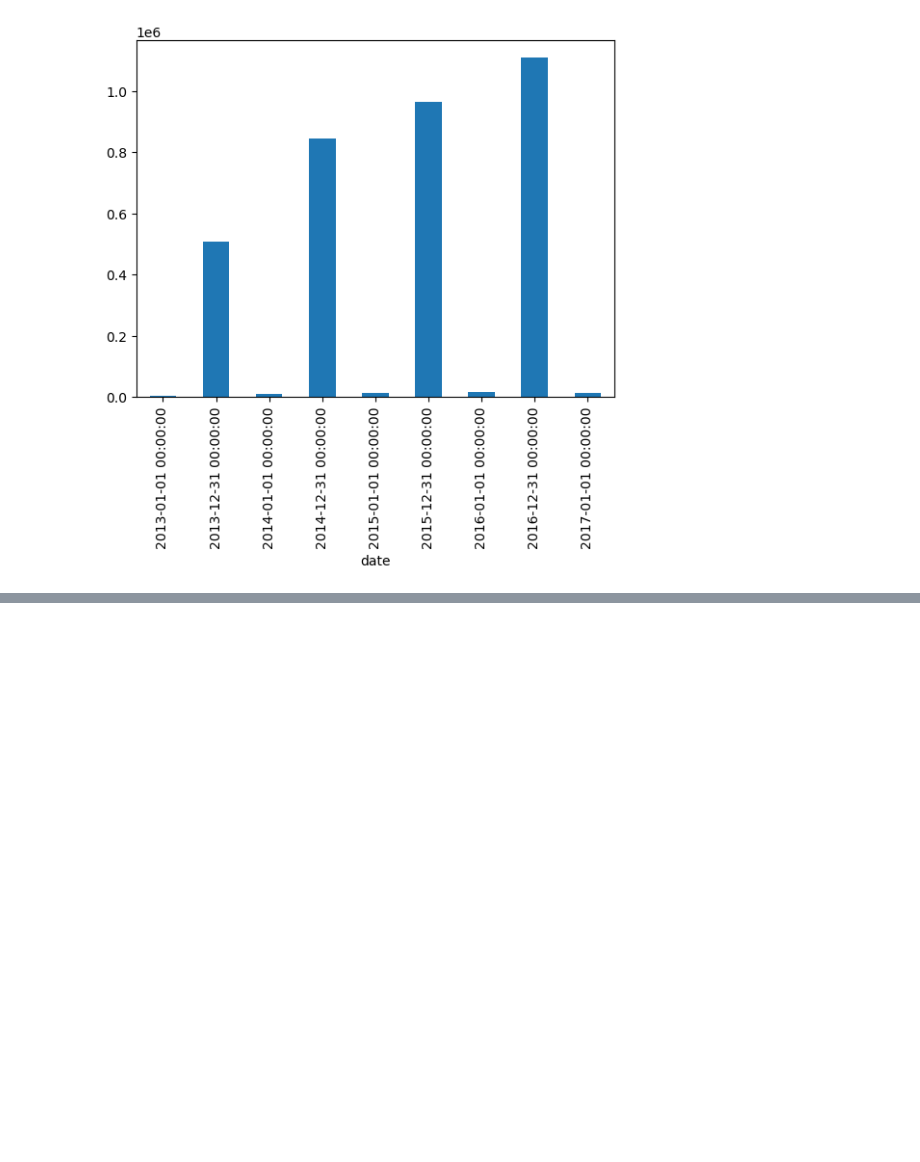
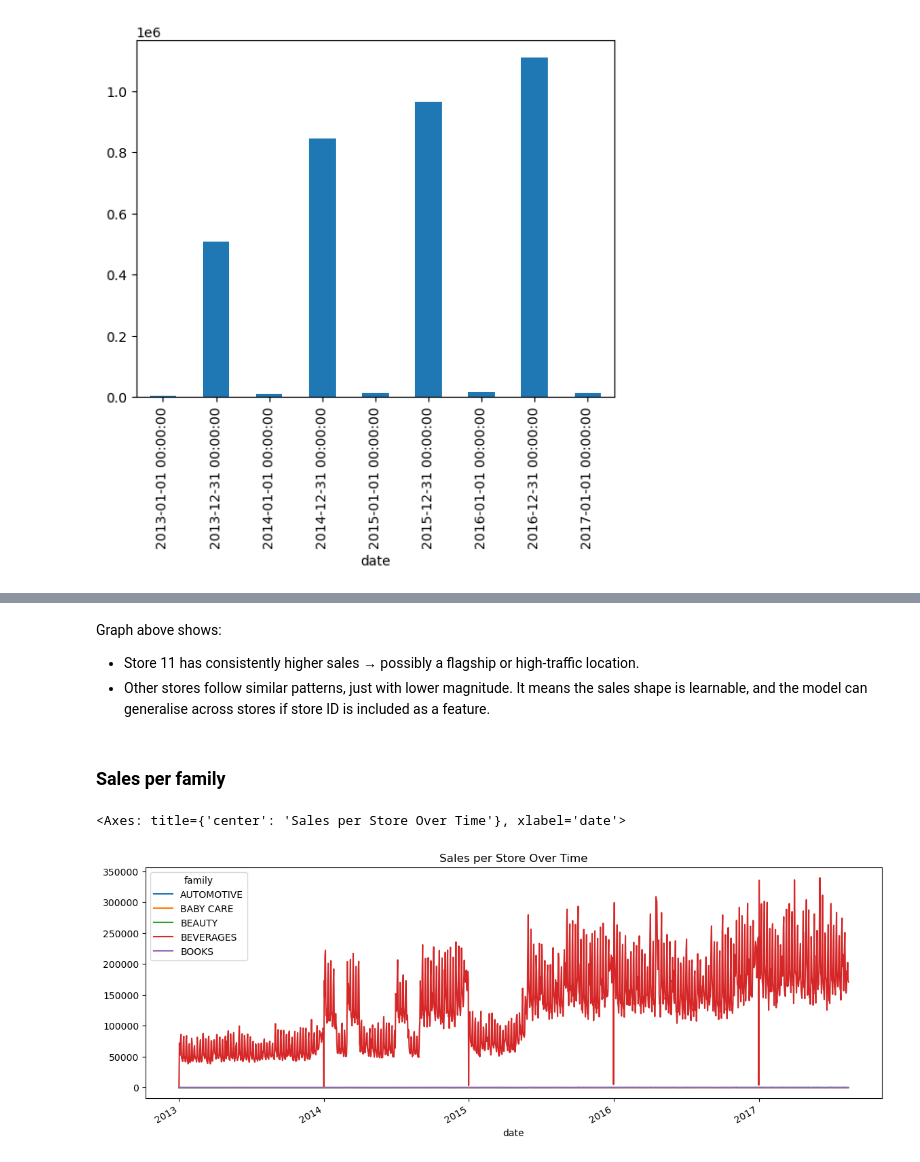
Before and after one commit to s-lien-0/data-science-engineering-challenge, a Jupyter notebook: challenge_06_store-sales-time-series-forecasting/analysis/analysis.ipynb, the cells around one changed output, grey strips where cells are left out. Saved outputs shown, nothing was run; the diff lists cells and outputs as text; code cells hidden in the pictures; blank space fills up the shorter version.

```diff
--- a/challenge_06_store-sales-time-series-forecasting/analysis/analysis.ipynb
+++ b/challenge_06_store-sales-time-series-forecasting/analysis/analysis.ipynb
@@ -96,0 +121,13 @@ family_sales.plot(figsize=(15, 6), alpha=0.5, title='Daily Sales per Product Fam
+# %% [markdown]
+Graph above shows:
+- Store 11 has consistently higher sales → possibly a flagship or high-traffic location.
+- Other stores follow similar patterns, just with lower magnitude. It means the sales shape is learnable, and the model can generalise across stores if store ID is included as a feature.
+# %% [markdown]
+### Sales per family
+# %%
+sample_stores = df['family'].unique()[:5]
+df_per_store = df.groupby(['date','family'])['sales'].sum().unstack()[sample_stores]
+df_per_store.plot(figsize=(14, 5), title='Sales per Store Over Time')
+# %% [output]
+<Axes: title={'center': 'Sales per Store Over Time'}, xlabel='date'>
+[figure, added]
```
Also changed, not shown: parts of 27 cells of this notebook.
